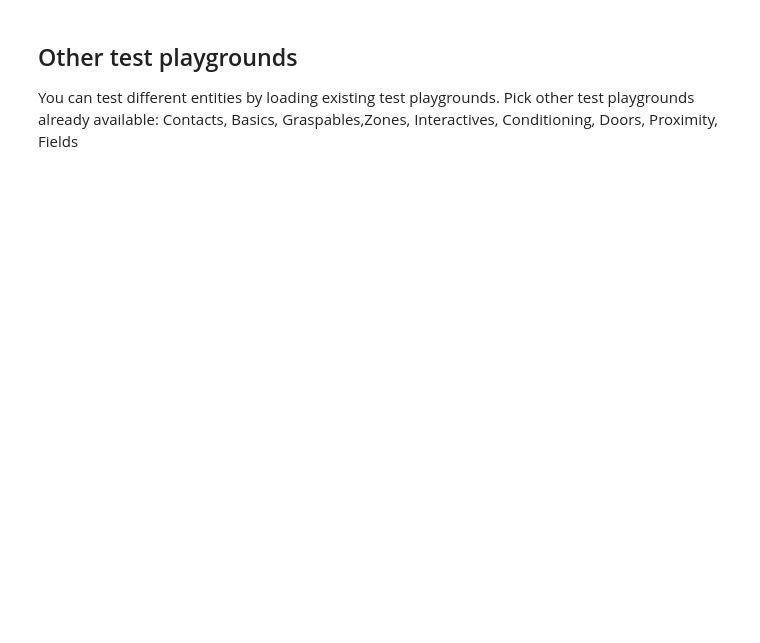
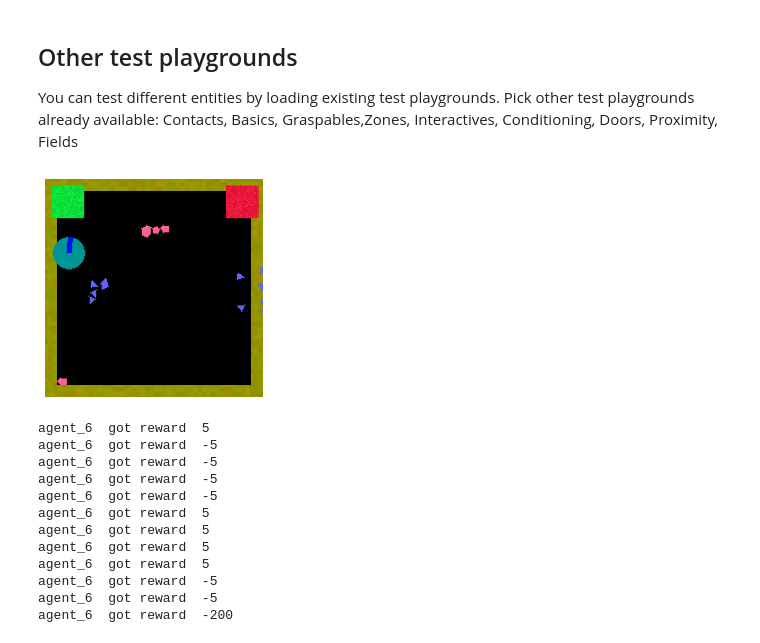
Before and after one commit to gaorkl/simple-playgrounds, a Jupyter notebook: tutorials/jupyter/03_SceneElements.ipynb, the cells around one changed output. Drawn from its saved outputs; the diff is of its cells as text; code cells hidden in the pictures; blank space fills up the shorter version.

```diff
--- a/tutorials/jupyter/03_SceneElements.ipynb
+++ b/tutorials/jupyter/03_SceneElements.ipynb
@@ -129,14 +133,28 @@ Pick other test playgrounds already available: Contacts, Basics, Graspables,Zone
 # %%
 from simple_playgrounds.playgrounds.collection.test import Contacts
 
 area_start = PositionAreaSampler((150,150), 'rectangle', width_length=[100, 100])
-my_agent = BaseInteractiveAgent(area_start, controller=Keyboard(), allow_overlapping=False)
+my_agent = BaseAgent(controller=Keyboard(), interactive=True, platform=ForwardPlatform)
 my_playground = Contacts()
 my_playground.add_agent(my_agent)
-engine = Engine(my_playground, 1000, replay=True, screen=True)
+engine = Engine(my_playground, 1000, screen=True)
 
-plt_image(engine.generate_topdown_image(mode='plt'))
+plt_image(engine.generate_playground_image(plt_mode=True))
 
 
-engine.run(with_screen=True, print_rewards = True)
+engine.run(update_screen=True, print_rewards = True)
 engine.terminate()
+# %% [output]
+[figure, added]
+agent_6  got reward  5
+agent_6  got reward  -5
+agent_6  got reward  -5
+agent_6  got reward  -5
+agent_6  got reward  -5
+agent_6  got reward  5
+agent_6  got reward  5
+agent_6  got reward  5
+agent_6  got reward  5
+agent_6  got reward  -5
+agent_6  got reward  -5
+agent_6  got reward  -200
```
Also changed, not shown: parts of 5 cells of this notebook, 10 other files.
